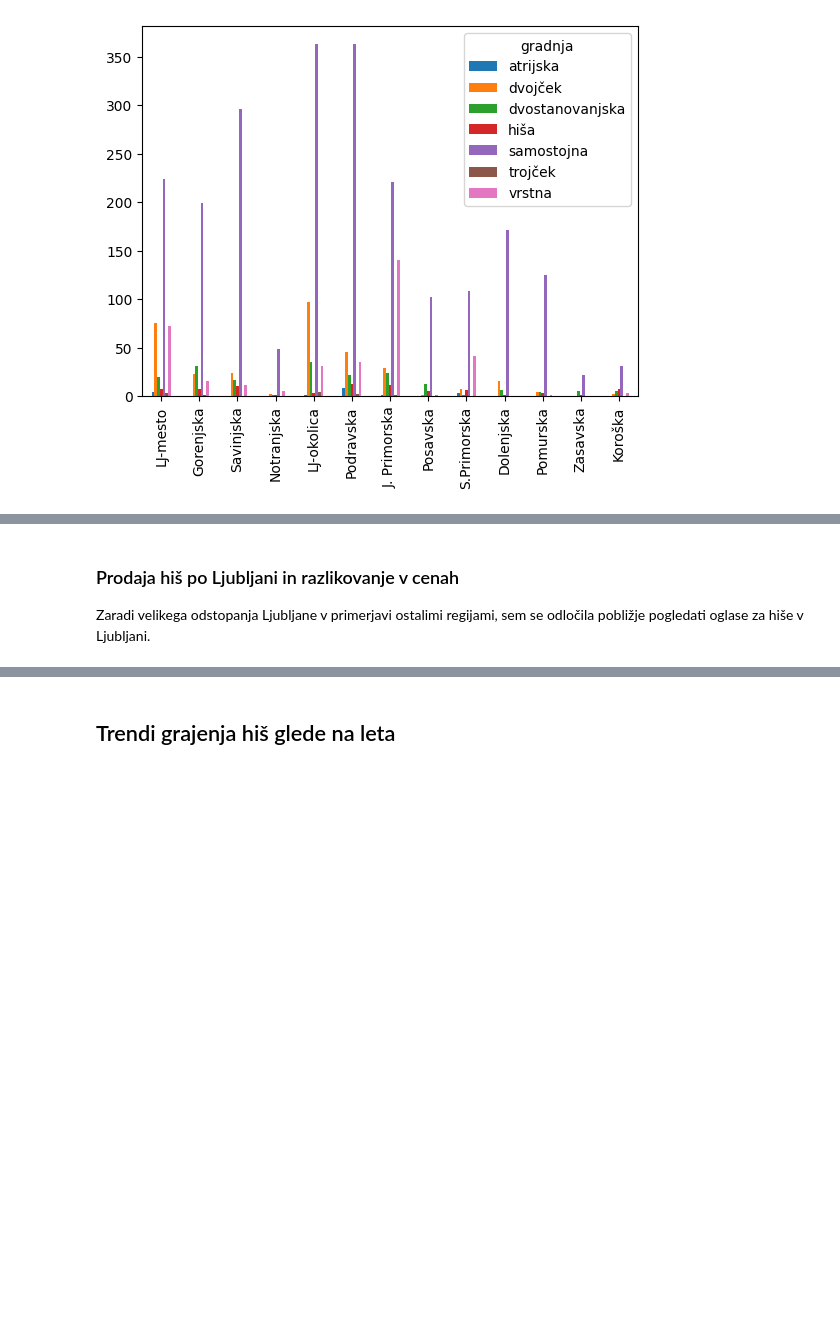
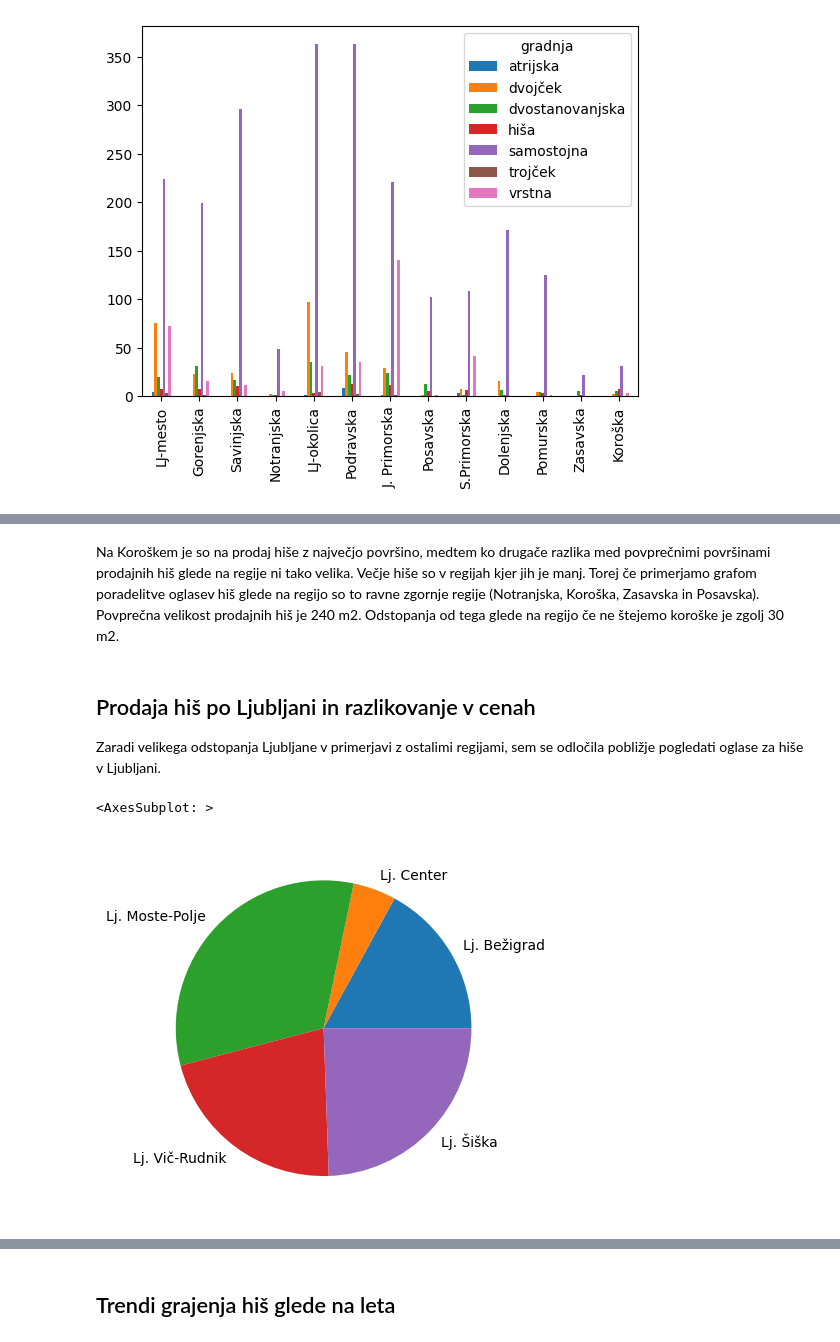
Before and after one commit to lanaramsak/Projektna-naloga-iz-analize-podatkov, a Jupyter notebook: analiza.ipynb, the cells around one changed output, grey strips where cells are left out. Drawn from its saved outputs; the diff is of its cells as text; code cells hidden in the pictures; blank space fills up the shorter version.

```diff
--- a/analiza.ipynb
+++ b/analiza.ipynb
@@ -148,5 +190,13 @@ df.plot.bar()
+# %% [markdown]
+Na Koroškem je so na prodaj hiše z največjo površino, medtem ko drugače razlika med povprečnimi površinami prodajnih hiš glede na regije ni tako velika. Večje hiše so v regijah kjer jih je manj. Torej če primerjamo  grafom poradelitve oglasev hiš glede na regijo so to ravne zgornje regije (Notranjska, Koroška, Zasavska in Posavska).
+Povprečna velikost prodajnih hiš je 240 m2. Odstopanja od tega glede na regijo če ne štejemo koroške je zgolj 30 m2.
 # %% [markdown]
-### Prodaja hiš po Ljubljani in razlikovanje v cenah
-Zaradi velikega odstopanja Ljubljane v primerjavi  ostalimi regijami, sem se odločila pobližje pogledati oglase za hiše v Ljubljani.
+## Prodaja hiš po Ljubljani in razlikovanje v cenah
+Zaradi velikega odstopanja Ljubljane v primerjavi z ostalimi regijami, sem se odločila pobližje pogledati oglase za hiše v Ljubljani.
 # %%
 hise_ljubljana = hise[hise.obcina == "Ljubljana"]
+# %%
+hise_ljubljana.groupby("upravna").size().plot.pie()
+# %% [output]
+<AxesSubplot: >
+[figure, added]
```
Also changed, not shown: parts of 23 cells of this notebook.
